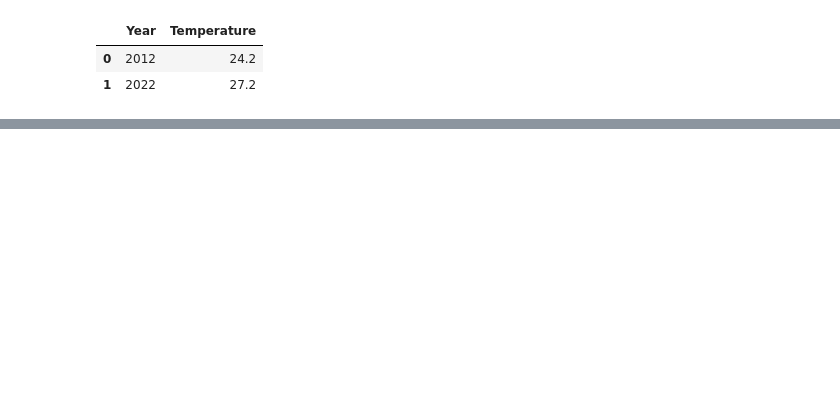
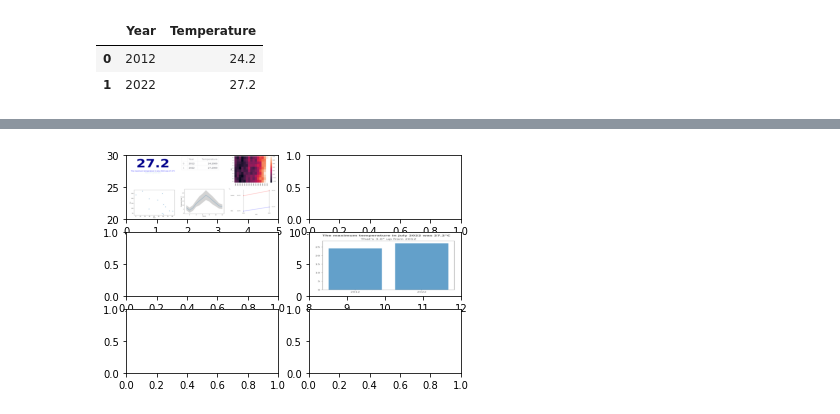
Before and after one commit to alanjones2/12Visuals, a Jupyter notebook: 12visuals.ipynb, the cells around one changed output, grey strips where cells are left out. Saved outputs shown, nothing was run; the diff lists cells and outputs as text; code cells hidden in the pictures; blank space fills up the shorter version.

```diff
--- a/12visuals.ipynb
+++ b/12visuals.ipynb
@@ -32,0 +65,13 @@ weather
+# %%
+fig, ax = plt.subplots(3,2)
+#ax.axis('off')
+img = plt.imread('images/6viz.png')
+img2 = plt.imread('images/table.png')
+img3 = plt.imread('images/1-bar.png')
+
+ax[0,0].imshow(img, aspect='auto', alpha=1, extent=(0,5,20,30))
+ax[1,1].imshow(img3, aspect='auto', alpha=0.7, extent=(8,12,0,10))
+
+plt.show()
+# %% [output]
+[figure, added]
```
Also changed, not shown: parts of 2 cells of this notebook, 1 other file.
